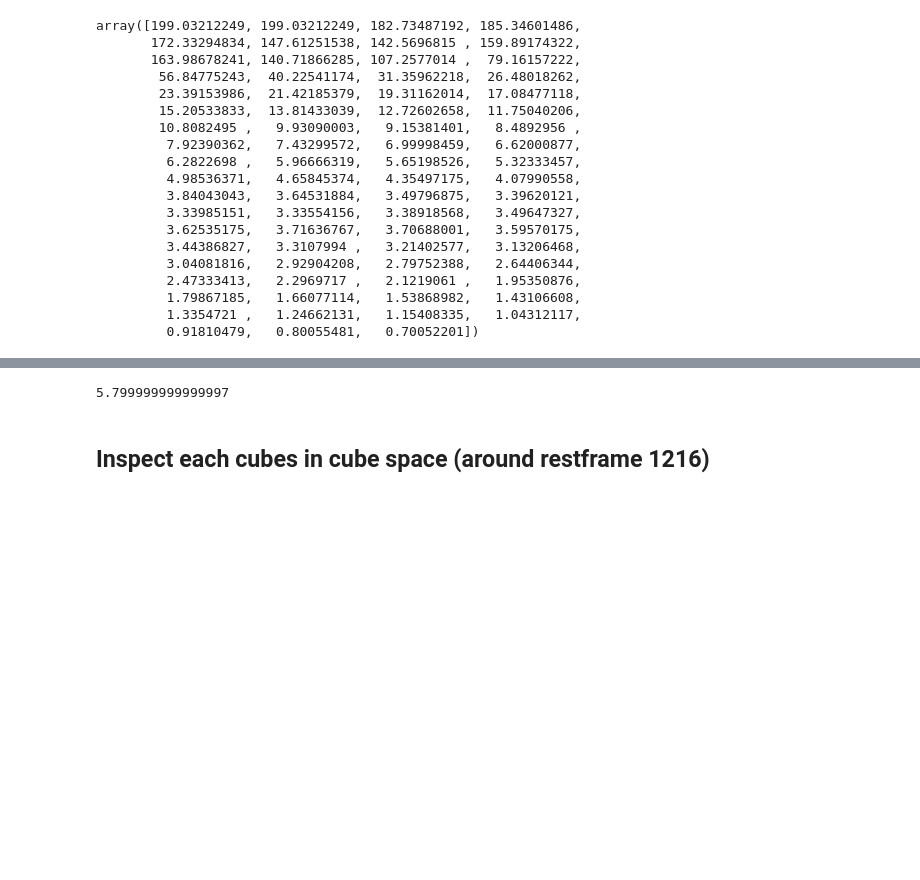
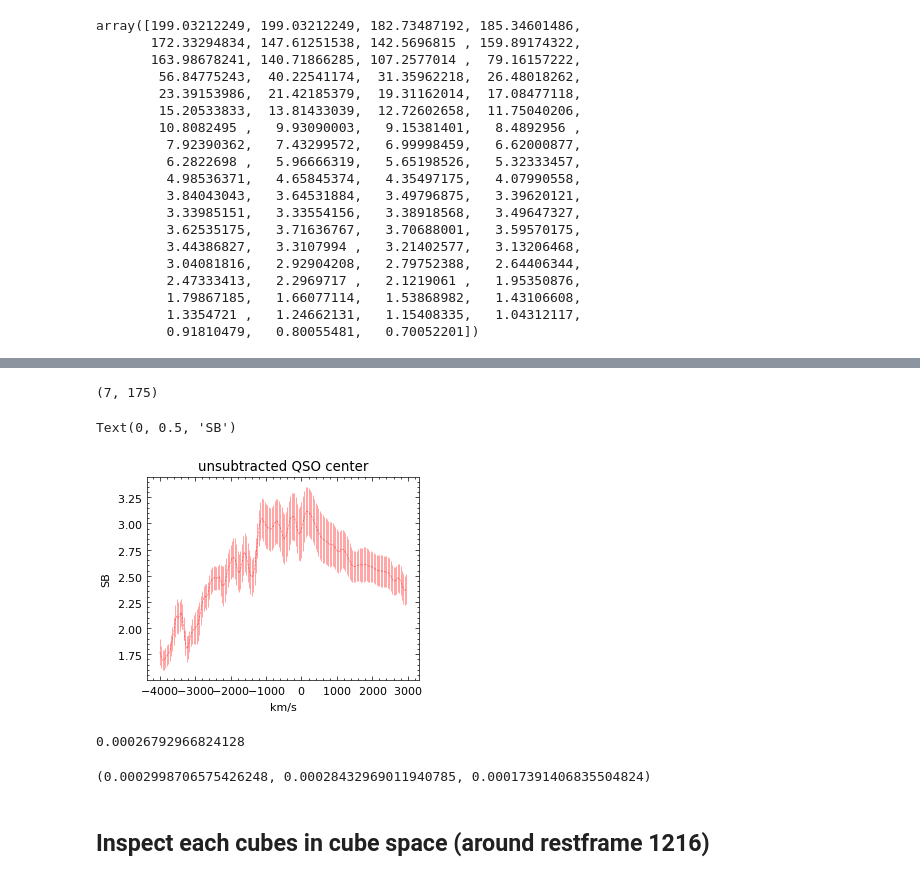
Before and after one commit to yuanzeding/KBSS_DataAnalysis, a Jupyter notebook: stack_analysis/stacking.ipynb, the cells around one changed output, grey strips where cells are left out. Saved outputs shown, nothing was run; the diff lists cells and outputs as text; code cells hidden in the pictures; blank space fills up the shorter version.

```diff
--- a/stack_analysis/stacking.ipynb
+++ b/stack_analysis/stacking.ipynb
@@ -888,0 +1000,3 @@ Table length=12
+# %%
+hdu=fits.open("/disk/bifrost/yuanze/KBSS/Q1700/QSO/q1700-qso_icubes_wcs_r6_masked_Rhbinned.cyli.fits")
+m2d=np.nanmean(hdu[0].data,axis=2)
@@ -888,0 +1007,9 @@ Table length=12
+# %%
+from scipy import interpolate
+cp2d_new = np.full((len(xnew), len(ynew_rh)),fill_value=np.nan)
+print("warning: Radial interpolation is off, using the original grid")
+for col in range(m2d.shape[1]):
+    mask = ~np.isnan(m2d[:, col])
+    if np.any(mask):
+        f = interpolate.interp1d(np.where(mask)[0], m2d[mask, col], kind='linear', fill_value="extrapolate")
+        cp2d_new[:, col] = f(xnew).T
@@ -1182,7 +1332,8 @@ array([199.03212249, 199.03212249, 182.73487192, 185.34601486,
          0.91810479,   0.80055481,   0.70052201])
 # %%
 #16 params: v0, sigv, alpha, height, v0, sigv, alpha, height, p0, vp0, fwhm0, p1, vp1, fwhm1, trough, vt
-vgrid = np.arange(-5000, 5001, 1)
+vgrid = np.arange(-5500, 5501, 1)
+#vgrid=xnew
 # %%
 #for xind in range(31):
 plt.style.use(["science","no-latex"])
@@ -1228,7 +1506,24 @@ for xind in range(60):
+# %%
+result[0].shape
+# %% [output]
+(7, 175)
 # %%
-ynew[xind]
+
+plt.errorbar(xnew,result_QSO[0][cind,:],yerr=result_QSO[2][cind,:]*efactor*ccfac,fmt="--",mfc='none',ms=0.5,color="r",ecolor="r",lw=0.5,alpha=0.5)
+plt.title("unsubtracted QSO center")
+plt.xlabel("km/s")
+plt.ylabel("SB")
 # %% [output]
-5.799999999999997
+Text(0, 0.5, 'SB')
+[figure, added]
+# %%
+ccfac
+# %% [output]
+0.00026792966824128
+# %%
+sigma_clipped_stats(result_QSO[0][xind,:],maxiters=None)
+# %% [output]
+(0.0002998706575426248, 0.00028432969011940785, 0.00017391406835504824)
 # %% [markdown]
 ## Inspect each cubes in cube space (around restframe 1216)
 # %%
```
Also changed, not shown: parts of 25 cells of this notebook, 54 other files.
